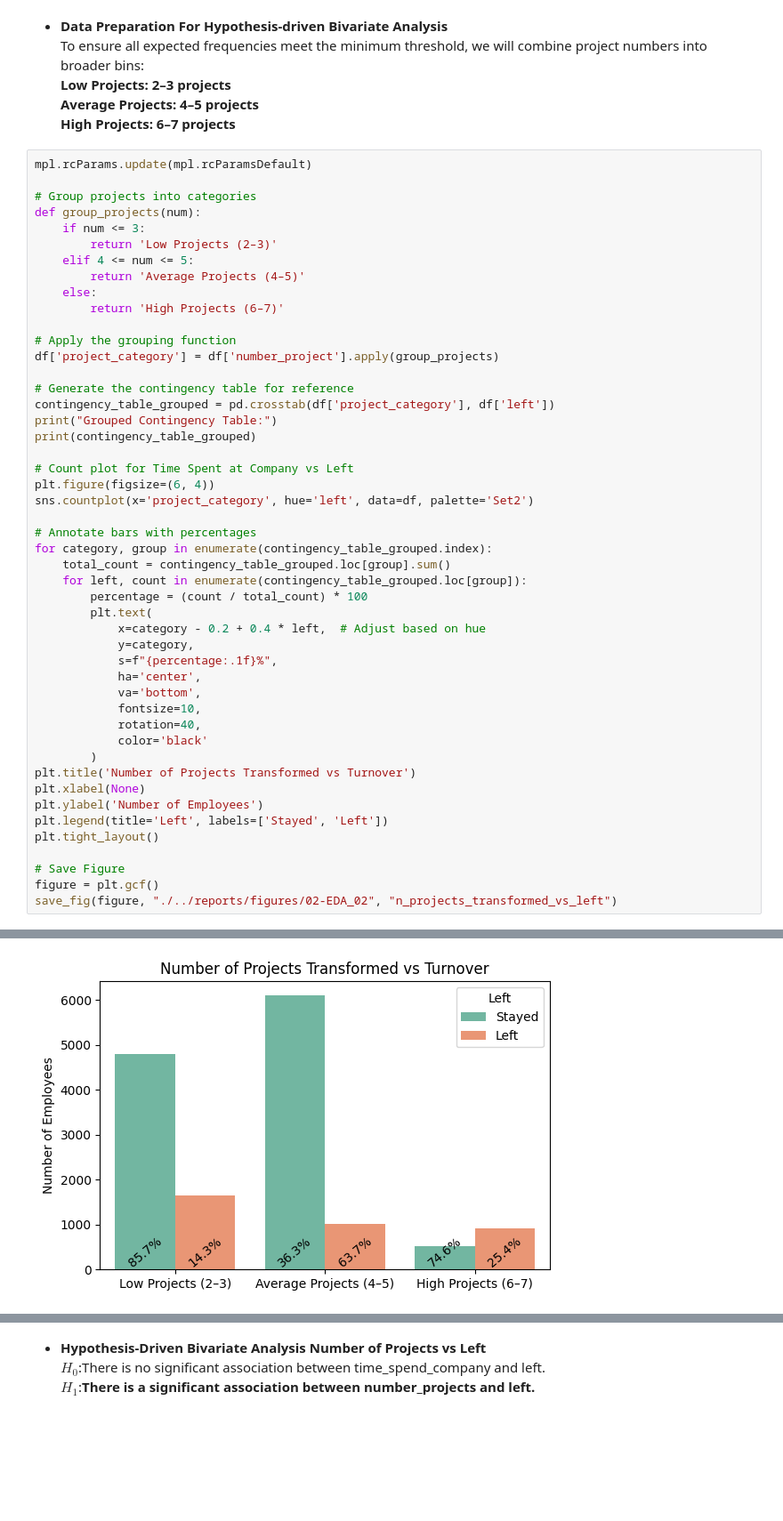
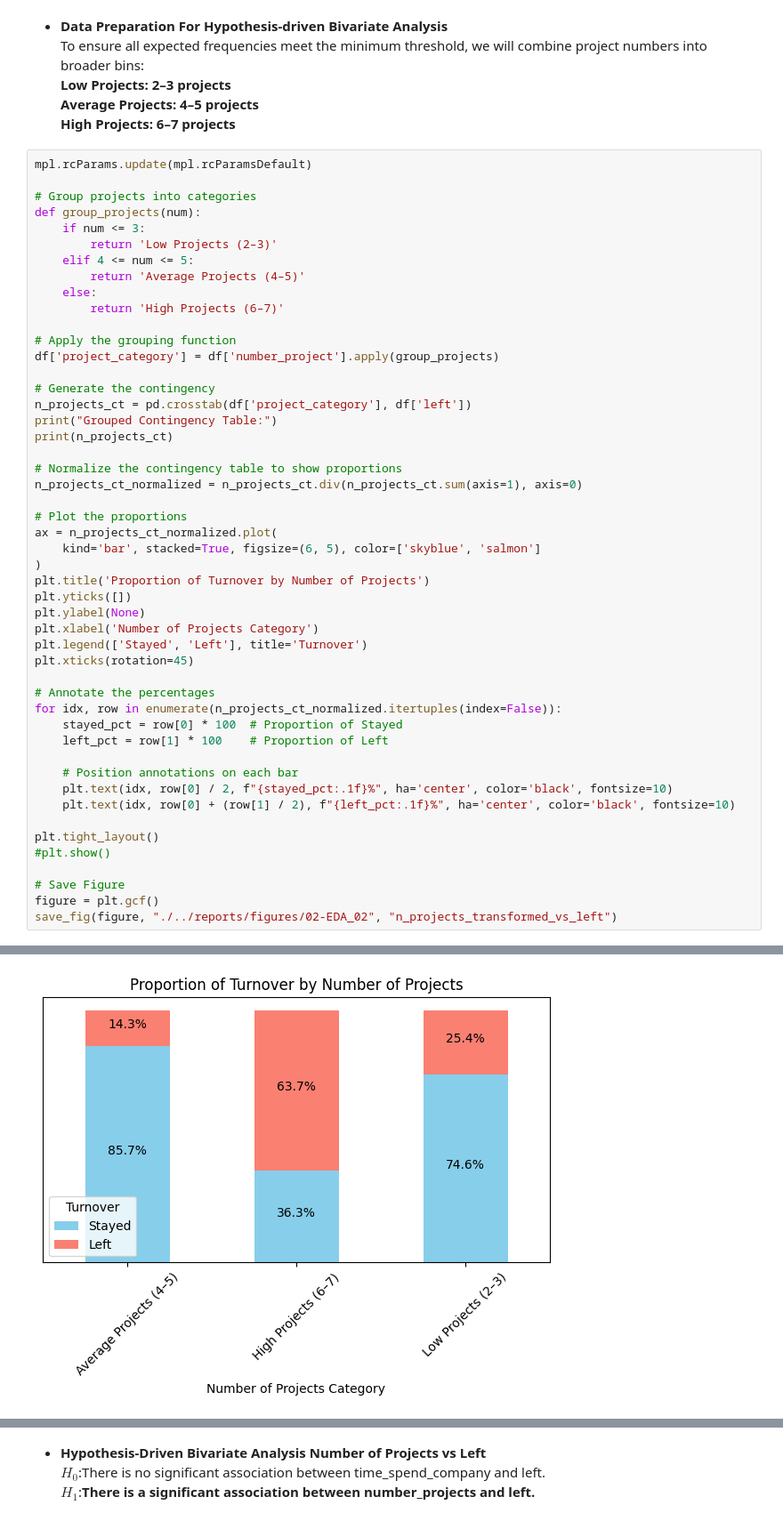
Before and after one commit to fausstoo/employee-churn-prediction-model, a Jupyter notebook: notebooks/EDA_02.ipynb, the cells around one changed output, grey strips where cells are left out. Shown at 89% size. Cells and saved outputs as stored; diff of their text form; blank space fills up the shorter version.

```diff
--- a/notebooks/EDA_02.ipynb
+++ b/notebooks/EDA_02.ipynb
@@ -905,59 +953,60 @@ To ensure all expected frequencies meet the minimum threshold, we will combine p
 # %%
 mpl.rcParams.update(mpl.rcParamsDefault)
 
 # Group projects into categories
 def group_projects(num):
     if num <= 3:
         return 'Low Projects (2–3)'
     elif 4 <= num <= 5:
         return 'Average Projects (4–5)'
     else:
         return 'High Projects (6–7)'
 
 # Apply the grouping function
 df['project_category'] = df['number_project'].apply(group_projects)
 
-# Generate the contingency table for reference
-contingency_table_grouped = pd.crosstab(df['project_category'], df['left'])
+# Generate the contingency
+n_projects_ct = pd.crosstab(df['project_category'], df['left'])
 print("Grouped Contingency Table:")
-print(contingency_table_grouped)
+print(n_projects_ct)
 
-# Count plot for Time Spent at Company vs Left
-plt.figure(figsize=(6, 4))
-sns.countplot(x='project_category', hue='left', data=df, palette='Set2')
+# Normalize the contingency table to show proportions
+n_projects_ct_normalized = n_projects_ct.div(n_projects_ct.sum(axis=1), axis=0)
 
-# Annotate bars with percentages
-for category, group in enumerate(contingency_table_grouped.index):
-    total_count = contingency_table_grouped.loc[group].sum()
-    for left, count in enumerate(contingency_table_grouped.loc[group]):
-        percentage = (count / total_count) * 100
-        plt.text(
-            x=category - 0.2 + 0.4 * left,  # Adjust based on hue
-            y=category,
-            s=f"{percentage:.1f}%",
-            ha='center',
-            va='bottom',
-            fontsize=10,
-            rotation=40,
-            color='black'
-        )
-plt.title('Number of Projects Transformed vs Turnover')
-plt.xlabel(None)
-plt.ylabel('Number of Employees')
-plt.legend(title='Left', labels=['Stayed', 'Left'])
+# Plot the proportions
+ax = n_projects_ct_normalized.plot(
+    kind='bar', stacked=True, figsize=(6, 5), color=['skyblue', 'salmon']
+)
+plt.title('Proportion of Turnover by Number of Projects')
+plt.yticks([])
+plt.ylabel(None)
+plt.xlabel('Number of Projects Category')
+plt.legend(['Stayed', 'Left'], title='Turnover')
+plt.xticks(rotation=45)
+
+# Annotate the percentages
+for idx, row in enumerate(n_projects_ct_normalized.itertuples(index=False)):
+    stayed_pct = row[0] * 100  # Proportion of Stayed
+    left_pct = row[1] * 100    # Proportion of Left
+
+    # Position annotations on each bar
+    plt.text(idx, row[0] / 2, f"{stayed_pct:.1f}%", ha='center', color='black', fontsize=10)
+    plt.text(idx, row[0] + (row[1] / 2), f"{left_pct:.1f}%", ha='center', color='black', fontsize=10)
+
 plt.tight_layout()
+#plt.show()
 
 # Save Figure
 figure = plt.gcf()
 save_fig(figure, "./../reports/figures/02-EDA_02", "n_projects_transformed_vs_left")
 # %% [output]
 Grouped Contingency Table:
 left                       0     1
 project_category
 Average Projects (4–5)  6105  1021
 High Projects (6–7)      519   911
 Low Projects (2–3)      4804  1639
-[figure, old version]
+[figure, new version]
 Saved at ./../reports/figures/02-EDA_02\n_projects_transformed_vs_left.png
 # %% [markdown]
 - **Hypothesis-Driven Bivariate Analysis Number of Projects vs Left** \
```
Also changed, not shown: parts of 24 cells of this notebook.
